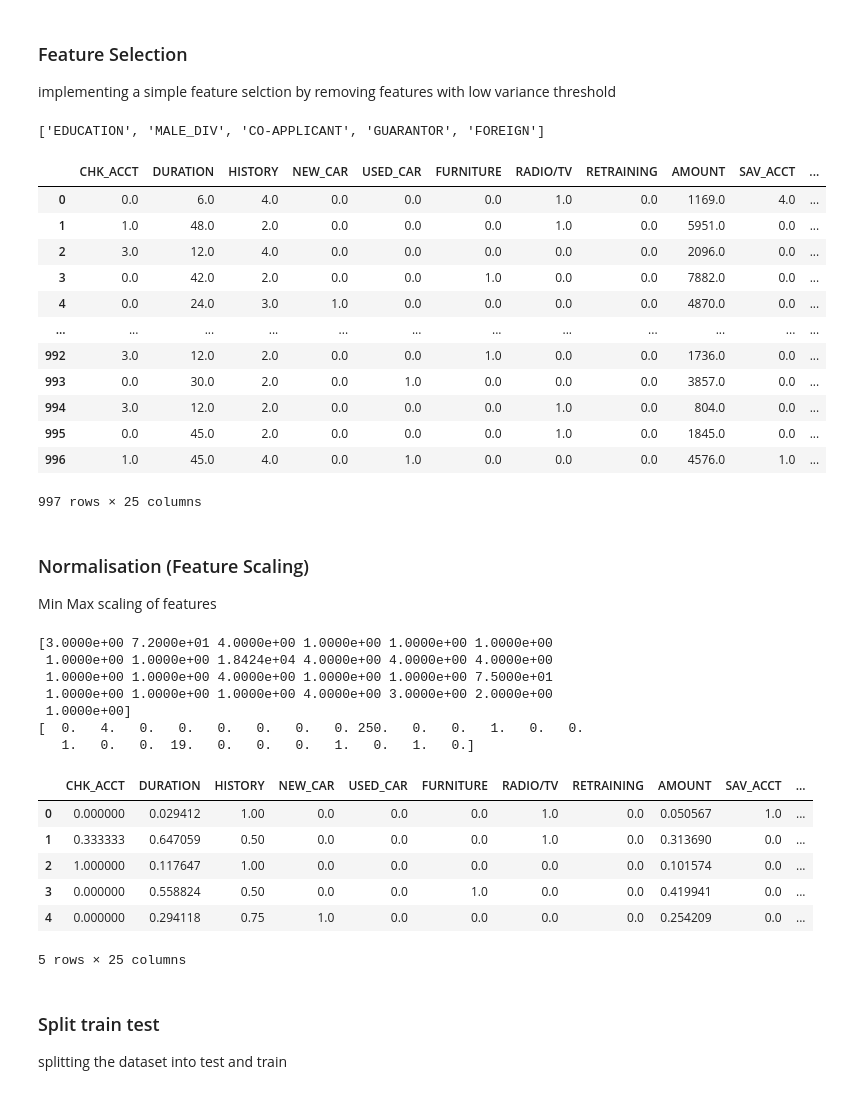
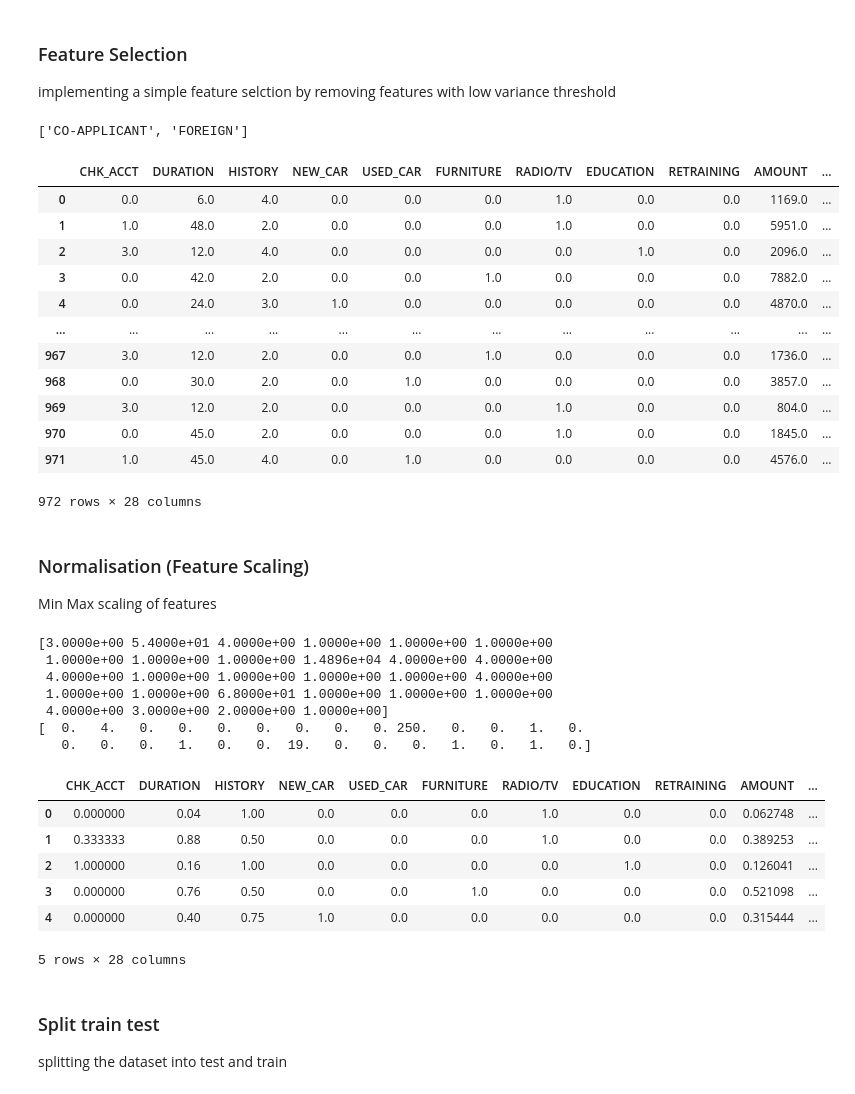
Before and after one commit to iwunduchuks/Osiri-ML-assignement, a Jupyter notebook: Osiri_ML.ipynb, the cells around one changed output. Drawn from its saved outputs; the diff is of its cells as text; code cells hidden in the pictures.

```diff
--- a/Osiri_ML.ipynb
+++ b/Osiri_ML.ipynb
@@ -52,0 +76,10 @@ memory usage: 250.1 KB
+# %%
+# column 2
+Df = Df[Df.iloc[:, 2] < 55]
+print(len(Df))
+
+Df = Df[Df.iloc[:, 10] < 15000]
+print(len(Df))
+
+Df = Df[Df.iloc[:, 22] < 70]
+print(len(Df))
@@ -110,59 +147,60 @@ Name: RESPONSE, dtype: int64
 implementing a simple feature selction by removing features with low variance threshold
 # %%
 ## Feature selection
-selector = VarianceThreshold(threshold=0.06).set_output(transform="pandas")
+selector = VarianceThreshold(threshold=0.04).set_output(transform="pandas")
 X_df_new = selector.fit_transform(X_df)
 
 # Get the features dropped
 features_bool = selector.get_support()
 X_columns = X_df.columns.to_list()
 X_columns_dropped = []
 for i in range(len(X_columns)):
     if features_bool[i] == False:
         X_columns_dropped.append(X_columns[i])
 
 print(X_columns_dropped)
-X_df_new
+X_df = X_df_new
+X_df
 # %% [output]
-['EDUCATION', 'MALE_DIV', 'CO-APPLICANT', 'GUARANTOR', 'FOREIGN']
+['CO-APPLICANT', 'FOREIGN']
-|  | CHK_ACCT | DURATION | HISTORY | NEW_CAR | USED_CAR | FURNITURE | RADIO/TV | RETRAINING | AMOUNT | SAV_ACCT | ... |
-| 0 | 0.0 | 6.0 | 4.0 | 0.0 | 0.0 | 0.0 | 1.0 | 0.0 | 1169.0 | 4.0 | ... |
-| 1 | 1.0 | 48.0 | 2.0 | 0.0 | 0.0 | 0.0 | 1.0 | 0.0 | 5951.0 | 0.0 | ... |
-| 2 | 3.0 | 12.0 | 4.0 | 0.0 | 0.0 | 0.0 | 0.0 | 0.0 | 2096.0 | 0.0 | ... |
-| 3 | 0.0 | 42.0 | 2.0 | 0.0 | 0.0 | 1.0 | 0.0 | 0.0 | 7882.0 | 0.0 | ... |
-| 4 | 0.0 | 24.0 | 3.0 | 1.0 | 0.0 | 0.0 | 0.0 | 0.0 | 4870.0 | 0.0 | ... |
+|  | CHK_ACCT | DURATION | HISTORY | NEW_CAR | USED_CAR | FURNITURE | RADIO/TV | EDUCATION | RETRAINING | AMOUNT | ... |
+| 0 | 0.0 | 6.0 | 4.0 | 0.0 | 0.0 | 0.0 | 1.0 | 0.0 | 0.0 | 1169.0 | ... |
+| 1 | 1.0 | 48.0 | 2.0 | 0.0 | 0.0 | 0.0 | 1.0 | 0.0 | 0.0 | 5951.0 | ... |
+| 2 | 3.0 | 12.0 | 4.0 | 0.0 | 0.0 | 0.0 | 0.0 | 1.0 | 0.0 | 2096.0 | ... |
+| 3 | 0.0 | 42.0 | 2.0 | 0.0 | 0.0 | 1.0 | 0.0 | 0.0 | 0.0 | 7882.0 | ... |
+| 4 | 0.0 | 24.0 | 3.0 | 1.0 | 0.0 | 0.0 | 0.0 | 0.0 | 0.0 | 4870.0 | ... |
 | ... | ... | ... | ... | ... | ... | ... | ... | ... | ... | ... | ... |
-| 992 | 3.0 | 12.0 | 2.0 | 0.0 | 0.0 | 1.0 | 0.0 | 0.0 | 1736.0 | 0.0 | ... |
-| 993 | 0.0 | 30.0 | 2.0 | 0.0 | 1.0 | 0.0 | 0.0 | 0.0 | 3857.0 | 0.0 | ... |
-| 994 | 3.0 | 12.0 | 2.0 | 0.0 | 0.0 | 0.0 | 1.0 | 0.0 | 804.0 | 0.0 | ... |
-| 995 | 0.0 | 45.0 | 2.0 | 0.0 | 0.0 | 0.0 | 1.0 | 0.0 | 1845.0 | 0.0 | ... |
-| 996 | 1.0 | 45.0 | 4.0 | 0.0 | 1.0 | 0.0 | 0.0 | 0.0 | 4576.0 | 1.0 | ... |
+| 967 | 3.0 | 12.0 | 2.0 | 0.0 | 0.0 | 1.0 | 0.0 | 0.0 | 0.0 | 1736.0 | ... |
+| 968 | 0.0 | 30.0 | 2.0 | 0.0 | 1.0 | 0.0 | 0.0 | 0.0 | 0.0 | 3857.0 | ... |
+| 969 | 3.0 | 12.0 | 2.0 | 0.0 | 0.0 | 0.0 | 1.0 | 0.0 | 0.0 | 804.0 | ... |
+| 970 | 0.0 | 45.0 | 2.0 | 0.0 | 0.0 | 0.0 | 1.0 | 0.0 | 0.0 | 1845.0 | ... |
+| 971 | 1.0 | 45.0 | 4.0 | 0.0 | 1.0 | 0.0 | 0.0 | 0.0 | 0.0 | 4576.0 | ... |
-997 rows × 25 columns
+972 rows × 28 columns
 # %% [markdown]
 ### Normalisation (Feature Scaling)
 Min Max scaling of features
 # %%
 scaler = MinMaxScaler().set_output(transform="pandas")
-scaler.fit(X_df_new) # calculates max and min to be used for scaling
+scaler.fit(X_df) # calculates max and min to be used for scaling
 print(scaler.data_max_)
 print(scaler.data_min_)
-Df_Scaled = scaler.transform(X_df_new) # transforms features
-Df_Scaled.head(5)
+X_Scaled = scaler.transform(X_df) # transforms features
+X_Scaled.head(5)
 # %% [output]
-[3.0000e+00 7.2000e+01 4.0000e+00 1.0000e+00 1.0000e+00 1.0000e+00
- 1.0000e+00 1.0000e+00 1.8424e+04 4.0000e+00 4.0000e+00 4.0000e+00
- 1.0000e+00 1.0000e+00 4.0000e+00 1.0000e+00 1.0000e+00 7.5000e+01
- 1.0000e+00 1.0000e+00 1.0000e+00 4.0000e+00 3.0000e+00 2.0000e+00
- 1.0000e+00]
-[  0.   4.   0.   0.   0.   0.   0.   0. 250.   0.   0.   1.   0.   0.
-   1.   0.   0.  19.   0.   0.   0.   1.   0.   1.   0.]
+[3.0000e+00 5.4000e+01 4.0000e+00 1.0000e+00 1.0000e+00 1.0000e+00
+ 1.0000e+00 1.0000e+00 1.0000e+00 1.4896e+04 4.0000e+00 4.0000e+00
+ 4.0000e+00 1.0000e+00 1.0000e+00 1.0000e+00 1.0000e+00 4.0000e+00
+ 1.0000e+00 1.0000e+00 6.8000e+01 1.0000e+00 1.0000e+00 1.0000e+00
+ 4.0000e+00 3.0000e+00 2.0000e+00 1.0000e+00]
+[  0.   4.   0.   0.   0.   0.   0.   0.   0. 250.   0.   0.   1.   0.
+   0.   0.   0.   1.   0.   0.  19.   0.   0.   0.   1.   0.   1.   0.]
-|  | CHK_ACCT | DURATION | HISTORY | NEW_CAR | USED_CAR | FURNITURE | RADIO/TV | RETRAINING | AMOUNT | SAV_ACCT | ... |
-| 0 | 0.000000 | 0.029412 | 1.00 | 0.0 | 0.0 | 0.0 | 1.0 | 0.0 | 0.050567 | 1.0 | ... |
-| 1 | 0.333333 | 0.647059 | 0.50 | 0.0 | 0.0 | 0.0 | 1.0 | 0.0 | 0.313690 | 0.0 | ... |
-| 2 | 1.000000 | 0.117647 | 1.00 | 0.0 | 0.0 | 0.0 | 0.0 | 0.0 | 0.101574 | 0.0 | ... |
-| 3 | 0.000000 | 0.558824 | 0.50 | 0.0 | 0.0 | 1.0 | 0.0 | 0.0 | 0.419941 | 0.0 | ... |
-| 4 | 0.000000 | 0.294118 | 0.75 | 1.0 | 0.0 | 0.0 | 0.0 | 0.0 | 0.254209 | 0.0 | ... |
+|  | CHK_ACCT | DURATION | HISTORY | NEW_CAR | USED_CAR | FURNITURE | RADIO/TV | EDUCATION | RETRAINING | AMOUNT | ... |
+| 0 | 0.000000 | 0.04 | 1.00 | 0.0 | 0.0 | 0.0 | 1.0 | 0.0 | 0.0 | 0.062748 | ... |
+| 1 | 0.333333 | 0.88 | 0.50 | 0.0 | 0.0 | 0.0 | 1.0 | 0.0 | 0.0 | 0.389253 | ... |
+| 2 | 1.000000 | 0.16 | 1.00 | 0.0 | 0.0 | 0.0 | 0.0 | 1.0 | 0.0 | 0.126041 | ... |
+| 3 | 0.000000 | 0.76 | 0.50 | 0.0 | 0.0 | 1.0 | 0.0 | 0.0 | 0.0 | 0.521098 | ... |
+| 4 | 0.000000 | 0.40 | 0.75 | 1.0 | 0.0 | 0.0 | 0.0 | 0.0 | 0.0 | 0.315444 | ... |
-5 rows × 25 columns
+5 rows × 28 columns
 # %% [markdown]
 ### Split train test
 splitting the dataset into test and train
```
Also changed, not shown: parts of 44 cells of this notebook.
